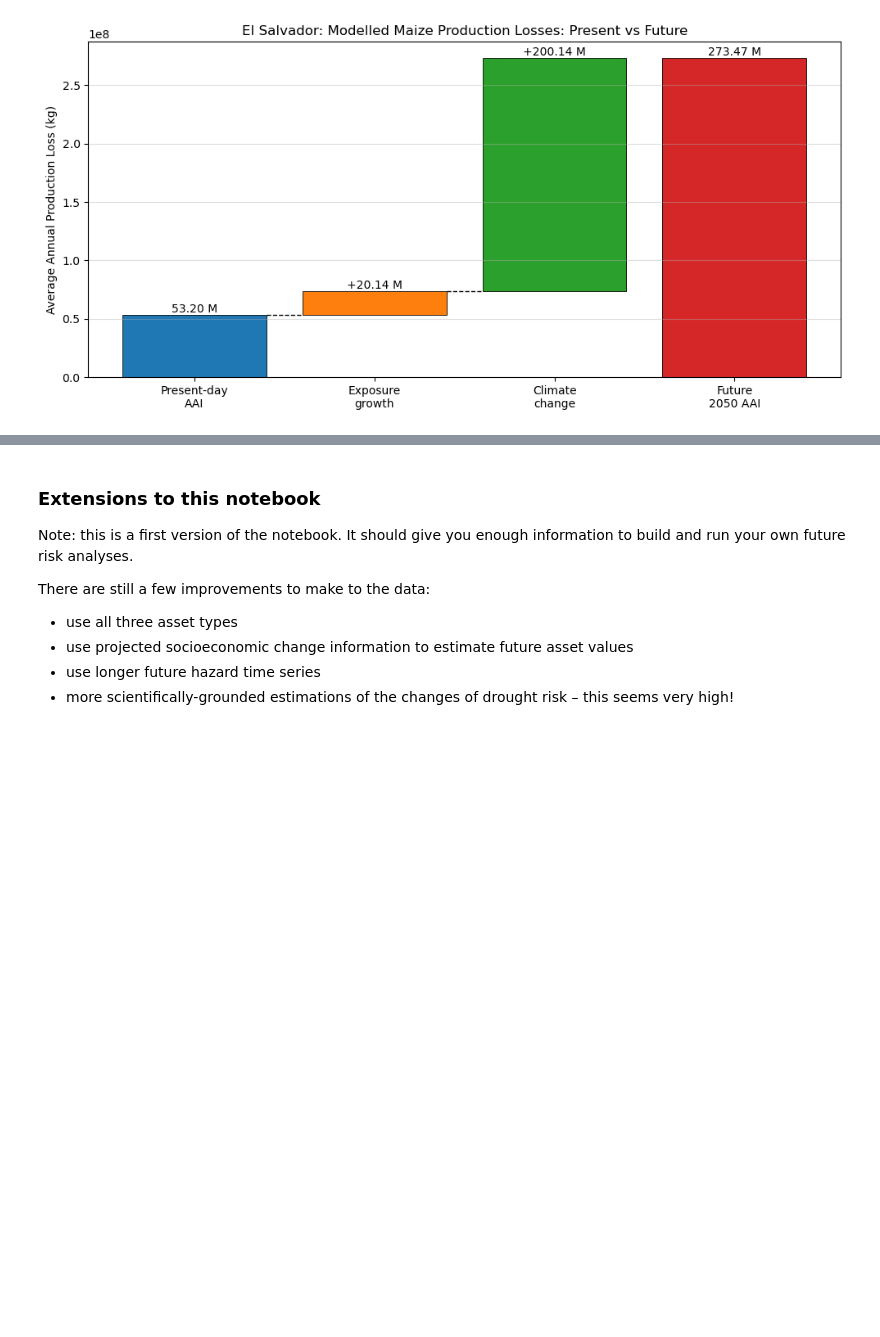
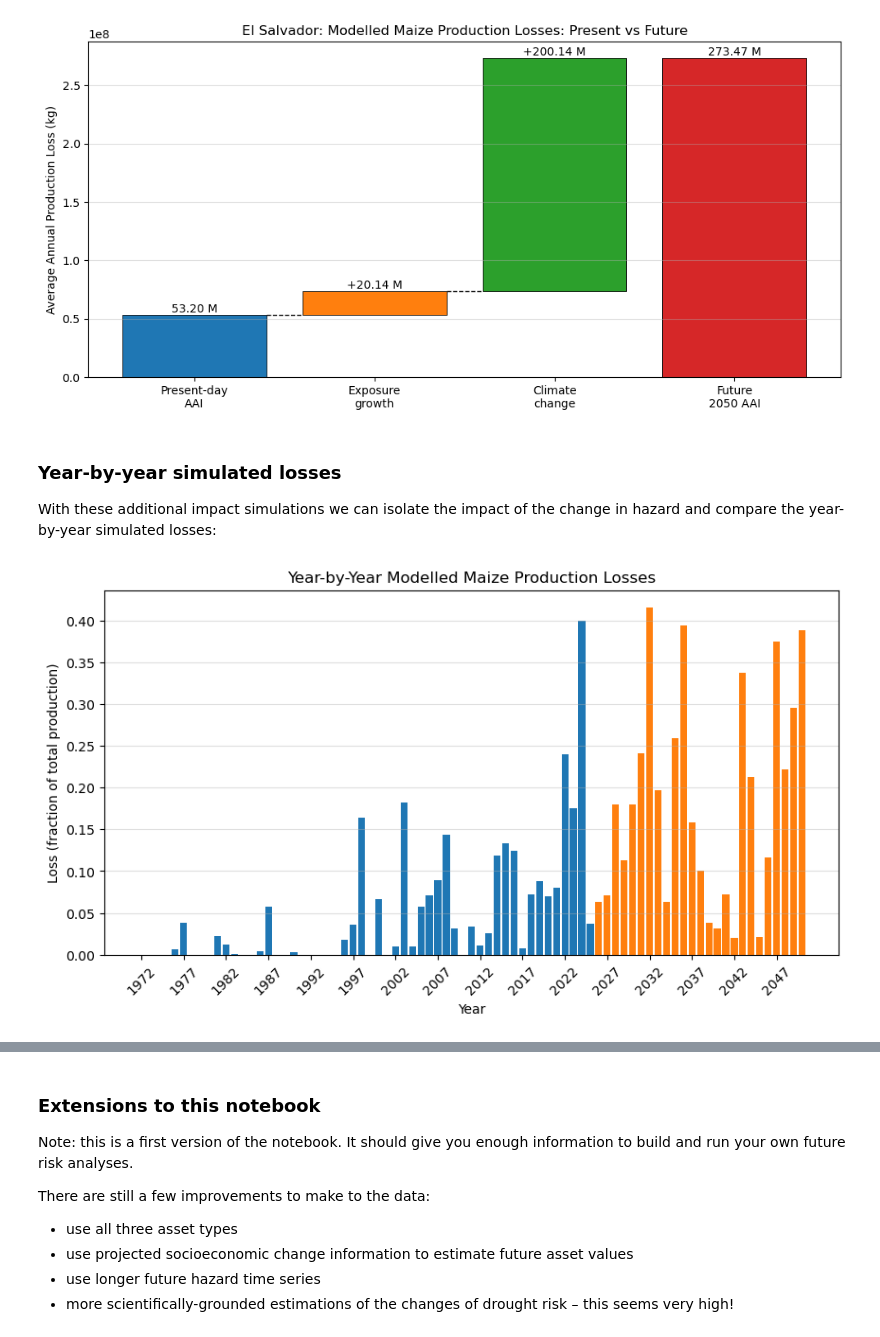
Before and after one commit to AnalyticsTeamUNUEHS/CLIMADA_starter_packs, a Jupyter notebook: starter_pack_el_salvador/notebooks/07_future_risk.ipynb, the cells around one changed output, grey strips where cells are left out. Drawn from its saved outputs; the diff is of its cells as text; code cells hidden in the pictures; blank space fills up the shorter version.

Commit message:
El Salvador: add discussion of the high climate change
The results give very high increases in drought risk. We discuss why
and add an extra plot.

```diff
--- a/starter_pack_el_salvador/notebooks/07_future_risk.ipynb
+++ b/starter_pack_el_salvador/notebooks/07_future_risk.ipynb
@@ -547,3 +564,29 @@ waterfall_plot_df = pd.DataFrame({
 })
 # %% [output]
 [figure]
+# %% [markdown]
+### Year-by-year simulated losses
+
+With these additional impact simulations we can isolate the impact of the change in hazard and compare the year-by-year simulated losses:
+# %%
+event_present = impact_present_present.at_event
+event_future_haz_only = impact_future_haz_only.at_event
+event_all = np.concatenate([event_present, event_future_haz_only])
+years_all = np.concatenate([impact_present_present.event_name, impact_future_haz_only.event_name])
+colors_all = ["tab:blue"] * len(event_present) + ["tab:orange"] * len(event_future_haz_only)
+
+total_value = entity_future.exposures.gdf['value'].sum()
+event_all_fraction = event_all / total_value
+
+# plot bar charts of these arrays
+plt.figure(figsize=(10, 5))
+
+plt.bar(years_all, event_all_fraction, color=colors_all)
+plt.title("Year-by-Year Modelled Maize Production Losses")
+plt.xlabel("Year")
+plt.ylabel("Loss (fraction of total production)")
+
+plt.xticks(years_all[::5], rotation=45)
+plt.grid(axis="y", alpha=0.4)
+# %% [output]
+[figure, added]
```
Also changed, not shown: parts of 9 cells of this notebook.
